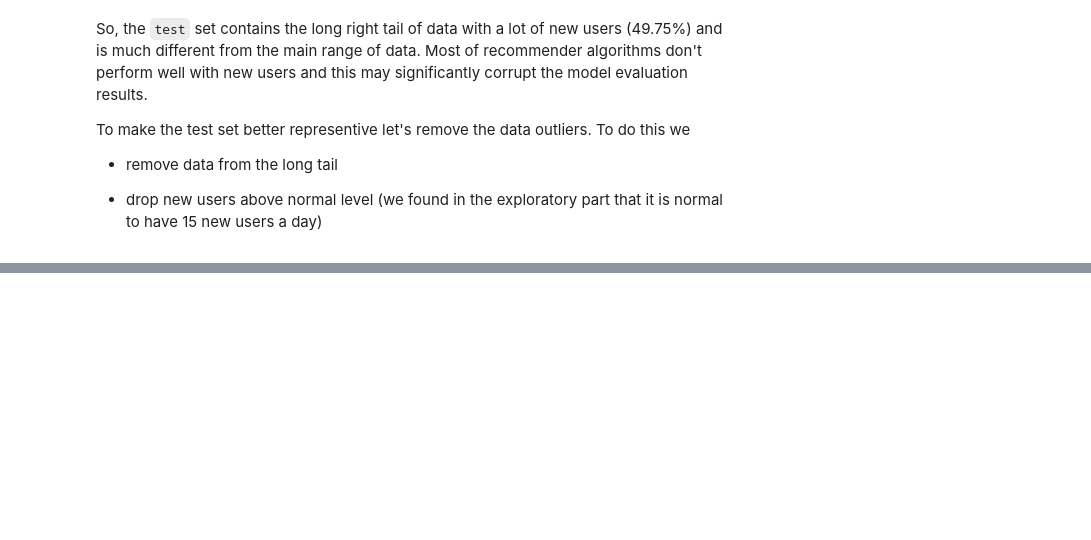
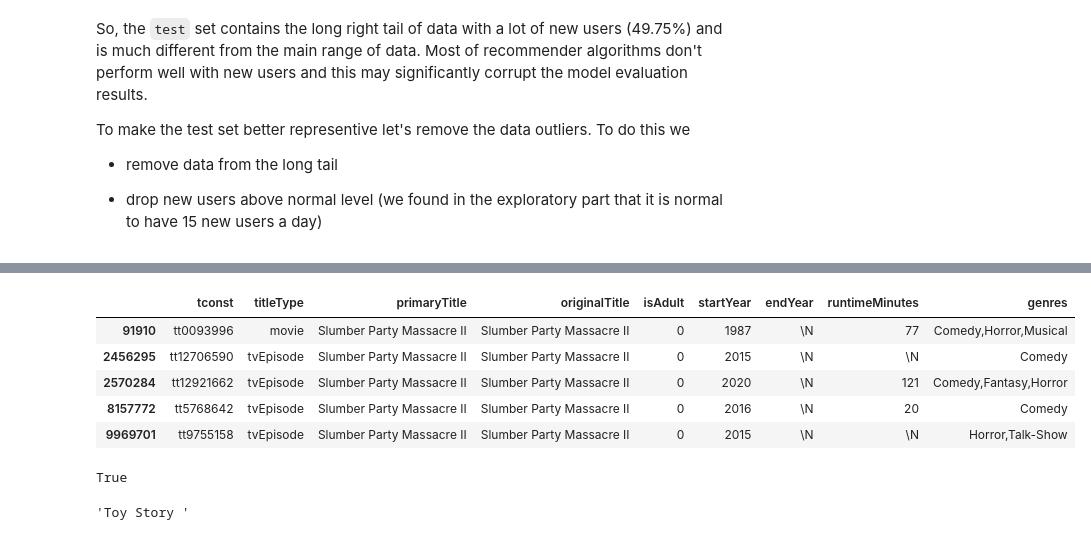
Before and after one commit to VyLeet/recommender-systems-project, a Jupyter notebook: notebooks/exploratory_data_analysis.ipynb, the cells around one changed output, grey strips where cells are left out. Saved outputs shown, nothing was run; the diff lists cells and outputs as text; code cells hidden in the pictures; blank space fills up the shorter version.

```diff
--- a/notebooks/exploratory_data_analysis.ipynb
+++ b/notebooks/exploratory_data_analysis.ipynb
@@ -280,0 +378,17 @@ Test set has 1.47% of new movies (50)
+# %%
+imdb_title_basics[imdb_title_basics.originalTitle == "Slumber Party Massacre II"]
+# %% [output]
+|  | tconst | titleType | primaryTitle | originalTitle | isAdult | startYear | endYear | runtimeMinutes | genres |
+| 91910 | tt0093996 | movie | Slumber Party Massacre II | Slumber Party Massacre II | 0 | 1987 | \N | 77 | Comedy,Horror,Musical |
+| 2456295 | tt12706590 | tvEpisode | Slumber Party Massacre II | Slumber Party Massacre II | 0 | 2015 | \N | \N | Comedy |
+| 2570284 | tt12921662 | tvEpisode | Slumber Party Massacre II | Slumber Party Massacre II | 0 | 2020 | \N | 121 | Comedy,Fantasy,Horror |
+| 8157772 | tt5768642 | tvEpisode | Slumber Party Massacre II | Slumber Party Massacre II | 0 | 2016 | \N | 20 | Comedy |
+| 9969701 | tt9755158 | tvEpisode | Slumber Party Massacre II | Slumber Party Massacre II | 0 | 2015 | \N | \N | Horror,Talk-Show |
+# %%
+'Toy Story' in imdb_titles
+# %% [output]
+True
+# %%
+movies_mod[movies_mod.MovieID == 1].Title.iloc[0]
+# %% [output]
+'Toy Story '
```
Also changed, not shown: parts of 21 cells of this notebook, 2 other files.
